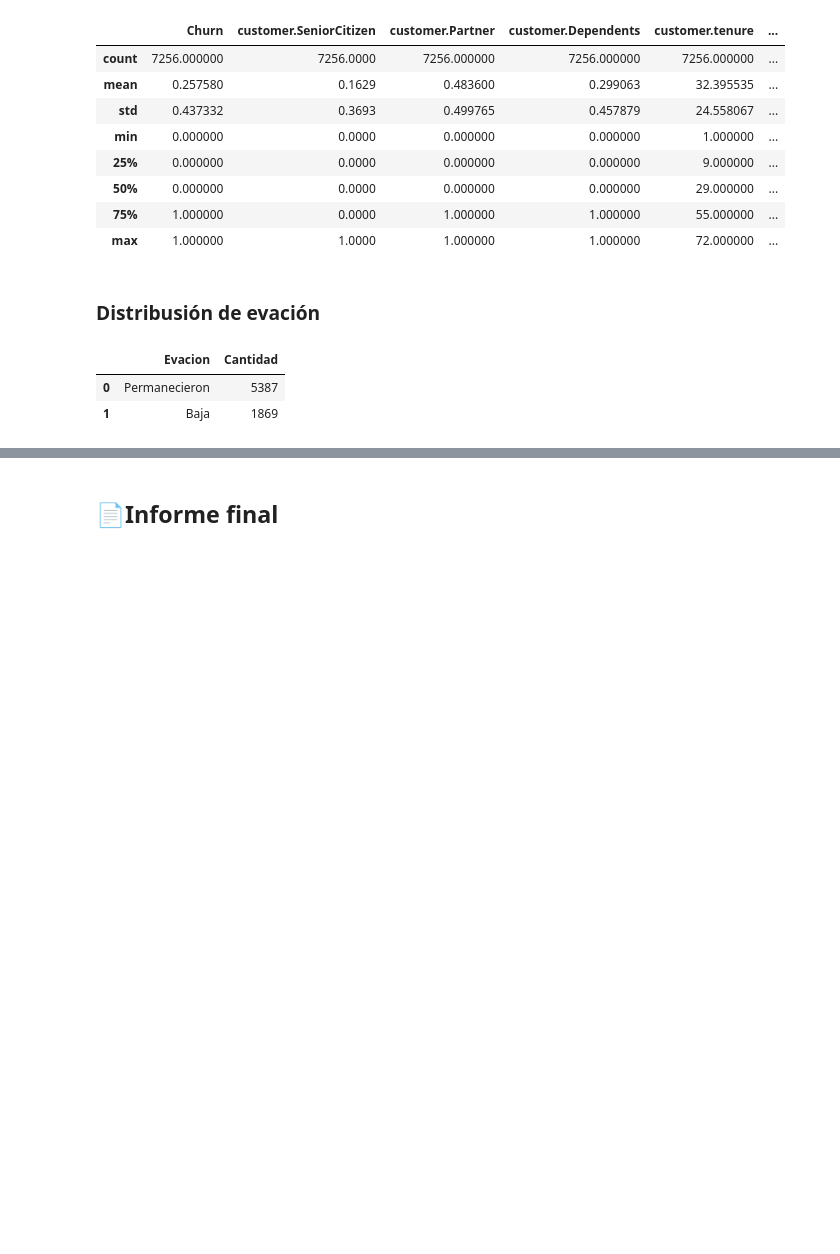
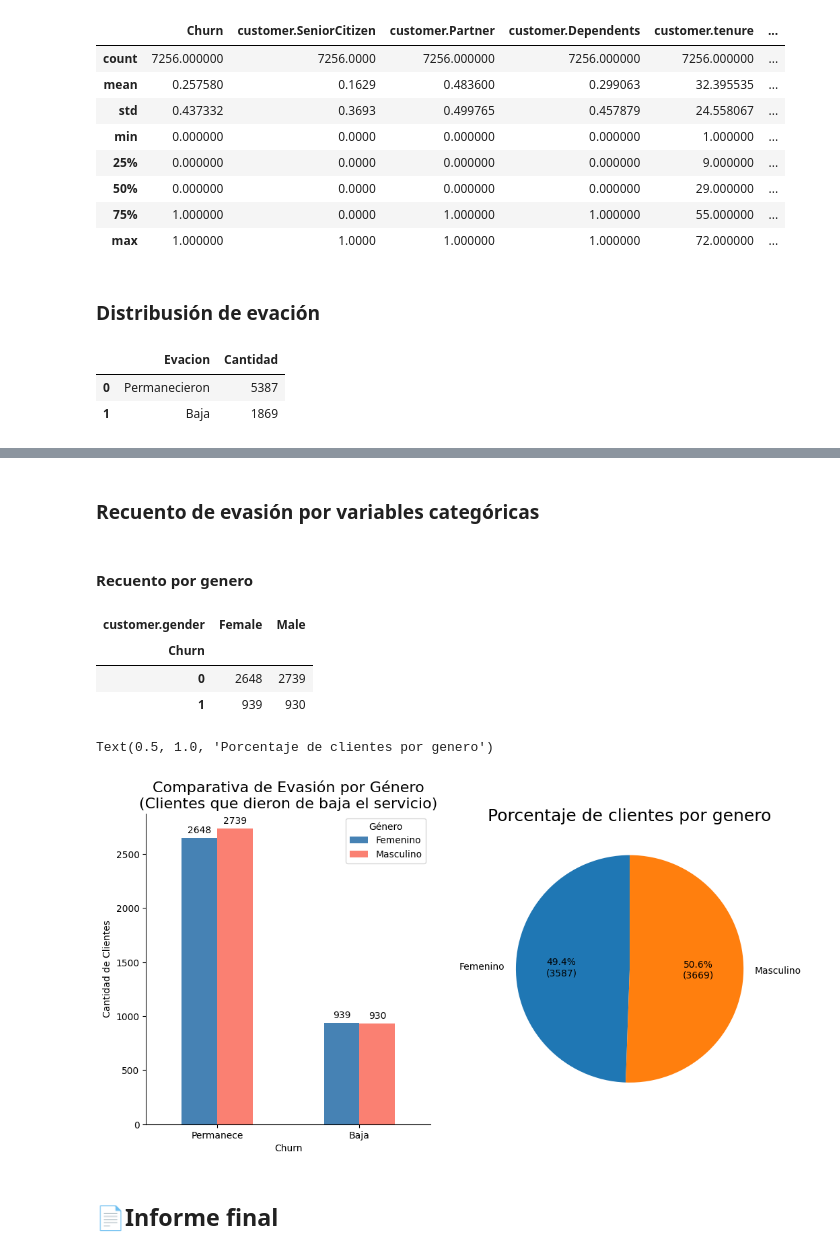
Before and after one commit to OctavioPinoRosas/ChallengeTelecomX, a Jupyter notebook: TelecomX_LATAM.ipynb, the cells around one changed output, grey strips where cells are left out. Saved outputs shown, nothing was run; the diff lists cells and outputs as text; code cells hidden in the pictures; blank space fills up the shorter version.

Commit message:
Update section: load and analysis. Add subsection: gender

```diff
--- a/TelecomX_LATAM.ipynb
+++ b/TelecomX_LATAM.ipynb
@@ -289,2 +285,39 @@ np.int64(1869)
+# %% [markdown]
+### **Recuento de evasión por variables categóricas**
+# %% [markdown]
+#### **Recuento por genero**
+# %%
+df_group = df.groupby(['Churn', 'customer.gender']).size().unstack()
+df_group
+# %% [output]
+| customer.gender | Female | Male |
+| Churn |  |  |
+| 0 | 2648 | 2739 |
+| 1 | 939 | 930 |
+# %%
+# Grafica de evación por genero
+fig, ax = plt.subplots(1, 2, figsize=(12, 6))
+df_group.plot(kind='bar',ax=ax[0],color=['steelblue', 'salmon'])
+ax[0].set_title('Comparativa de Evasión por Género\n(Clientes que dieron de baja el servicio)',fontsize=16)
+ax[0].set_ylabel('Cantidad de Clientes')
+ax[0].legend(title='Género',labels=('Femenino','Masculino'))
+ax[0].set_xticklabels(['Permanece', 'Baja'], rotation=0)
+ax[0].spines['top'].set_visible(False)
+ax[0].spines['right'].set_visible(False)
+for container in ax[0].containers:
+    ax[0].bar_label(container, label_type='edge', padding=3)
+
+# Datos para grafica de porcentaje por cada genero
+cantidades = [df_group['Female'].sum(), df_group['Male'].sum()]
+etiquetas = ['Femenino', 'Masculino']
+# ➕ Función para mostrar porcentaje + cantidad
+def etiqueta_pastel(pct, all_vals):
+    cantidad = int(round(pct / 100. * sum(all_vals)))
+    return f'{pct:.1f}%\n({cantidad})'
+ax[1].pie(cantidades, labels=etiquetas, autopct=lambda pct: etiqueta_pastel(pct, cantidades), startangle=90)
+ax[1].set_title('Porcentaje de clientes por genero', fontsize=18)
+# %% [output]
+Text(0.5, 1.0, 'Porcentaje de clientes por genero')
+[figure, added]
 # %% [markdown]
 ## **📄Informe final**
```
Also changed, not shown: parts of 3 cells of this notebook.
